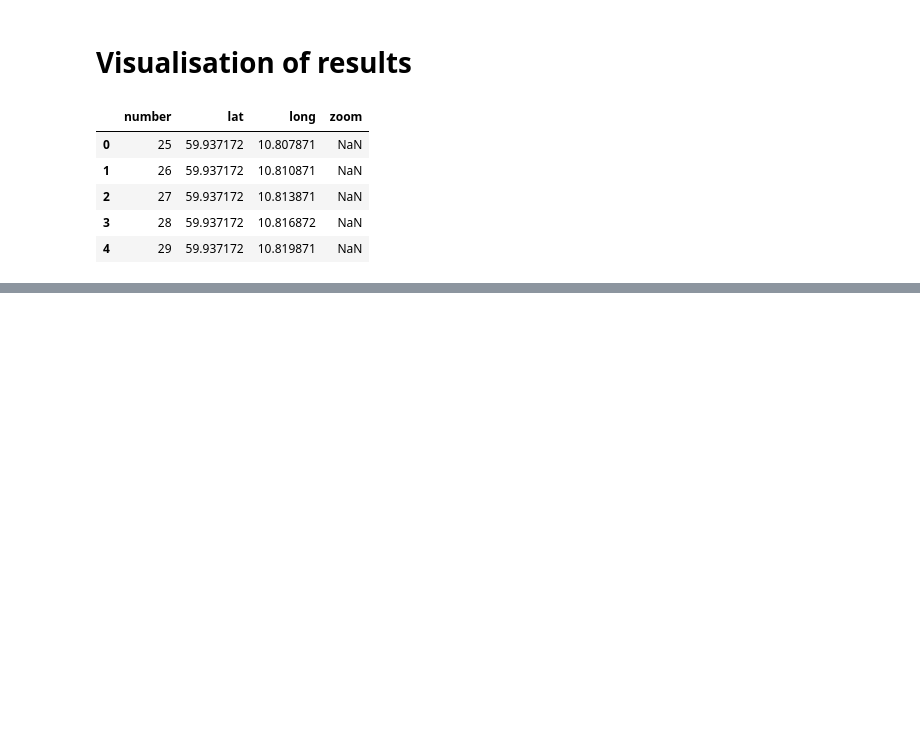
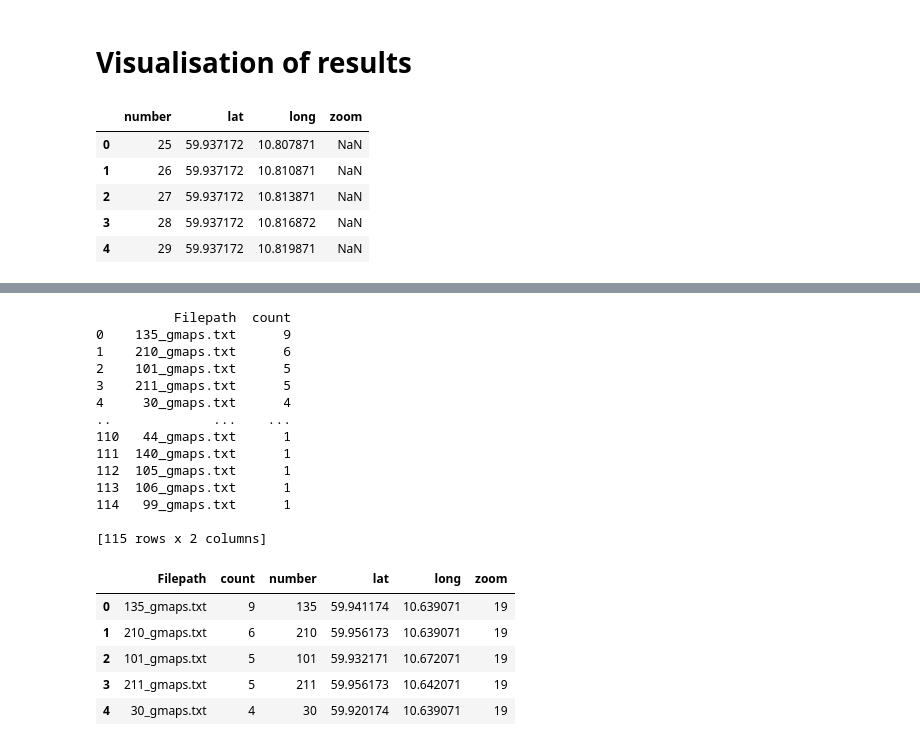
Before and after one commit to lukegriffiths/trampolines, a Jupyter notebook: visualisation.ipynb, the cells around one changed output, grey strips where cells are left out. Drawn from its saved outputs; the diff is of its cells as text; code cells hidden in the pictures; blank space fills up the shorter version.

```diff
--- a/visualisation.ipynb
+++ b/visualisation.ipynb
@@ -43,0 +44,20 @@ fig.savefig('./figures/map.png'), dpi=400)
+# %%
+# Load
+import os
+from pathlib import Path
+import numpy as np
+
+labels_path = Path(r"C:\Users\lug\Documents\Code\trampolines\yolov5\runs\detect\exp8\labels")
+
+text_files = [f for f in os.listdir(labels_path) if f.endswith('.txt')]
+print(text_files[:5])
+
+columns = ['Number', 'X', 'Y', 'Width', "Height", 'Filepath']
+df = pd.DataFrame(columns = columns)
+
+for tf in text_files:
+    df_new = pd.read_csv(labels_path / tf, sep=' ', names=['Number', 'X', 'Y', 'Width', "Height"])
+    df_new['Filepath'] = tf
+    df = pd.concat([df, df_new])
+
+print(df.head())
@@ -43,0 +87,28 @@ fig.savefig('./figures/map.png'), dpi=400)
+# %%
+df_counts = pd.DataFrame(df['Filepath'].value_counts().reset_index())
+df_counts.columns = ['Filepath', 'count']
+print(df_counts)
+
+df = pd.merge(df_counts, df_coords, on='Filepath')
+df.head()
+# %% [output]
+          Filepath  count
+0    135_gmaps.txt      9
+1    210_gmaps.txt      6
+2    101_gmaps.txt      5
+3    211_gmaps.txt      5
+4     30_gmaps.txt      4
+..             ...    ...
+110   44_gmaps.txt      1
+111  140_gmaps.txt      1
+112  105_gmaps.txt      1
+113  106_gmaps.txt      1
+114   99_gmaps.txt      1
+
+[115 rows x 2 columns]
+|  | Filepath | count | number | lat | long | zoom |
+| 0 | 135_gmaps.txt | 9 | 135 | 59.941174 | 10.639071 | 19 |
+| 1 | 210_gmaps.txt | 6 | 210 | 59.956173 | 10.639071 | 19 |
+| 2 | 101_gmaps.txt | 5 | 101 | 59.932171 | 10.672071 | 19 |
+| 3 | 211_gmaps.txt | 5 | 211 | 59.956173 | 10.642071 | 19 |
+| 4 | 30_gmaps.txt | 4 | 30 | 59.920174 | 10.639071 | 19 |
```
Also changed, not shown: parts of 4 cells of this notebook.
